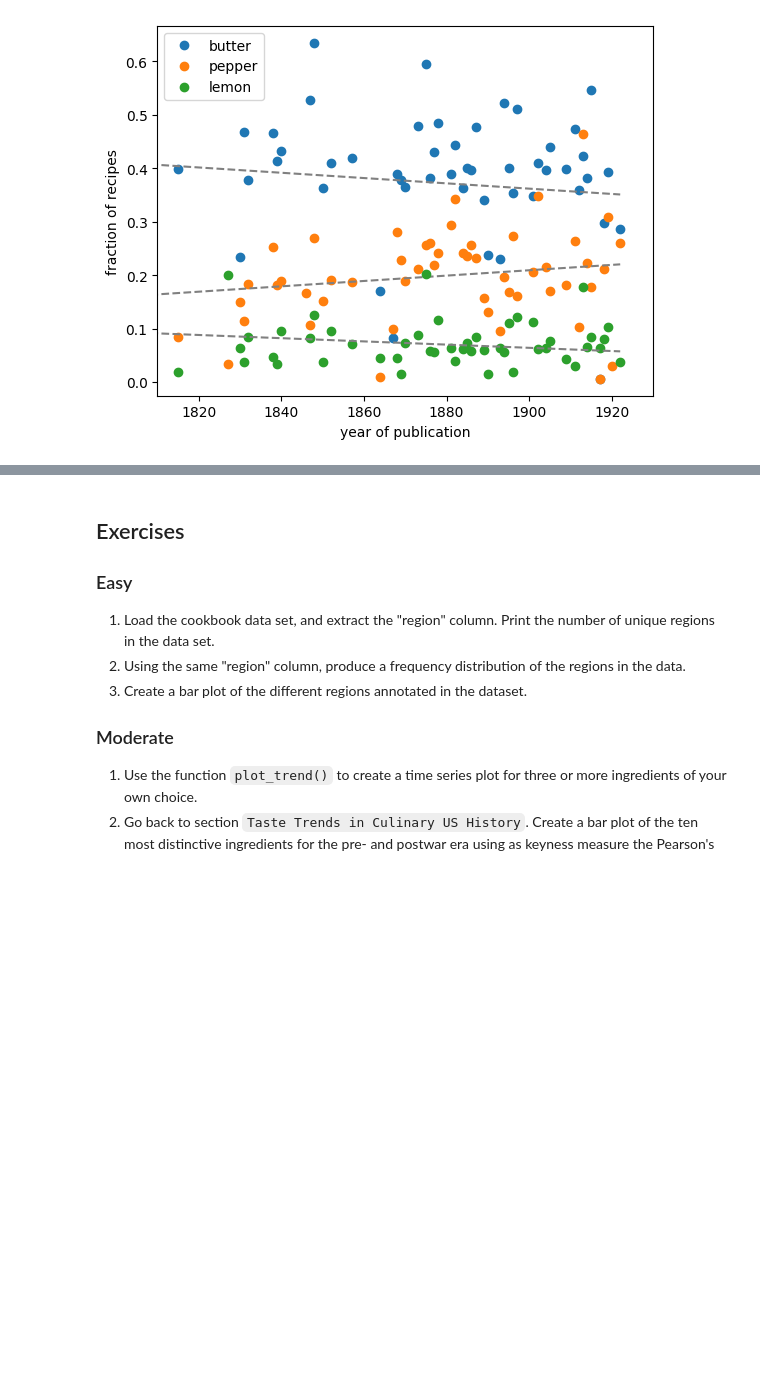
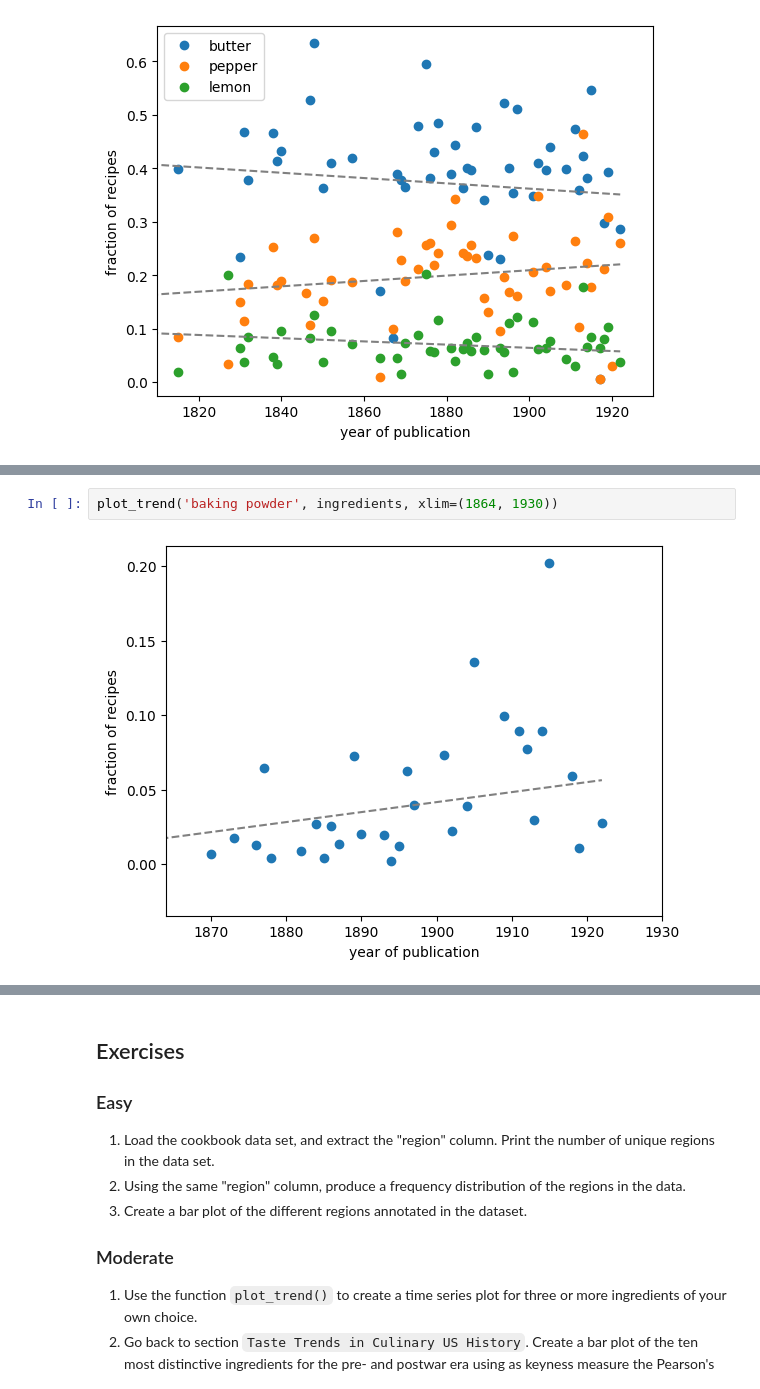
Before and after one commit to NienkeH/Creating-maps-in-R, a Jupyter notebook: 01-introduction-cook-books/01_exercises.ipynb, the cells around one changed output, grey strips where cells are left out. Cells and saved outputs as stored; diff of their text form; blank space fills up the shorter version.

```diff
--- a/01-introduction-cook-books/01_exercises.ipynb
+++ b/01-introduction-cook-books/01_exercises.ipynb
@@ -120,0 +145,4 @@ labels = [p[]]
+# %%
+plot_trend('baking powder', ingredients, xlim=(1864, 1930))
+# %% [output]
+[figure, added]
```
Also changed, not shown: parts of 7 cells of this notebook.
